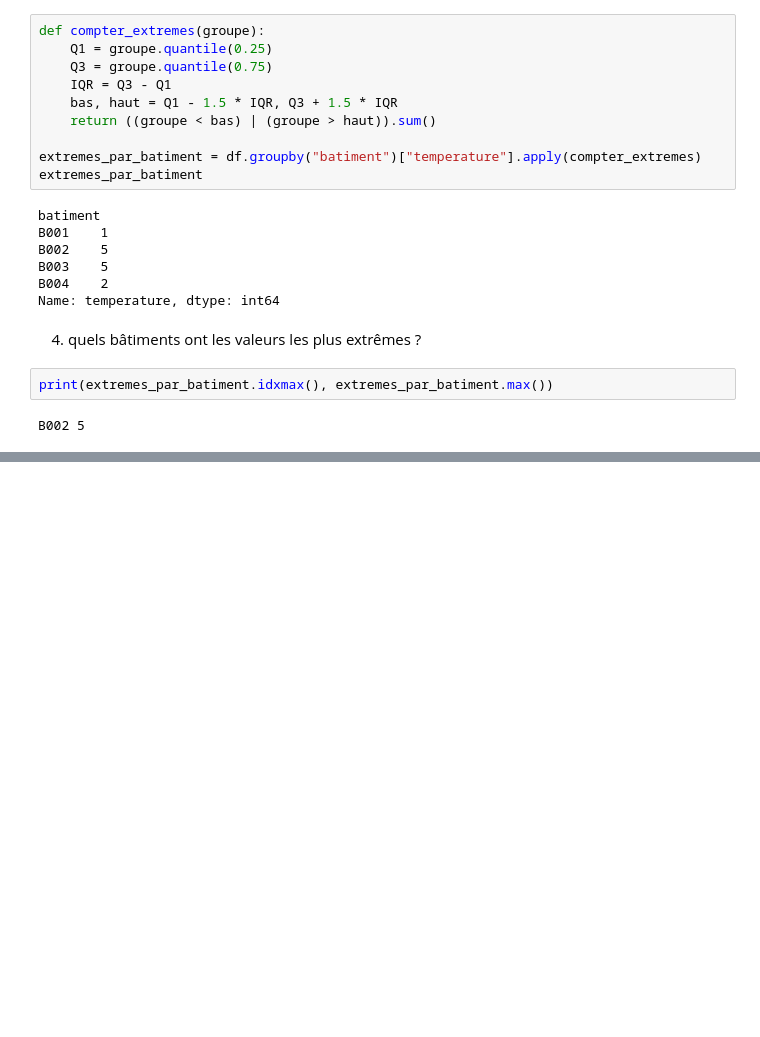
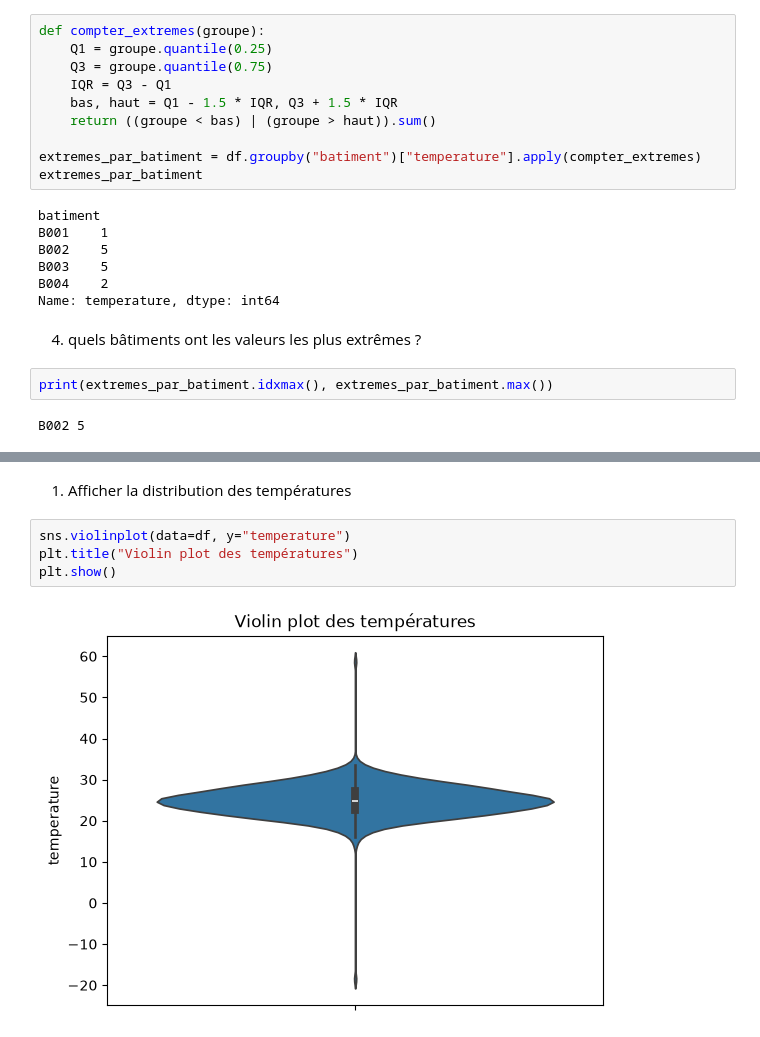
Before and after one commit to yohanfredyh/atelier_seaborn, a Jupyter notebook: notebooks/atelier_seaborn_iot.ipynb, the cells around one changed output, grey strips where cells are left out. Saved outputs shown, nothing was run; the diff lists cells and outputs as text; blank space fills up the shorter version.

```diff
--- a/notebooks/atelier_seaborn_iot.ipynb
+++ b/notebooks/atelier_seaborn_iot.ipynb
@@ -208,0 +215,8 @@ B002 5
+# %% [markdown]
+1) Afficher la distribution des températures
+# %%
+sns.violinplot(data=df, y="temperature")
+plt.title("Violin plot des températures")
+plt.show()
+# %% [output]
+[figure, added]
```
Also changed, not shown: parts of 5 cells of this notebook.
